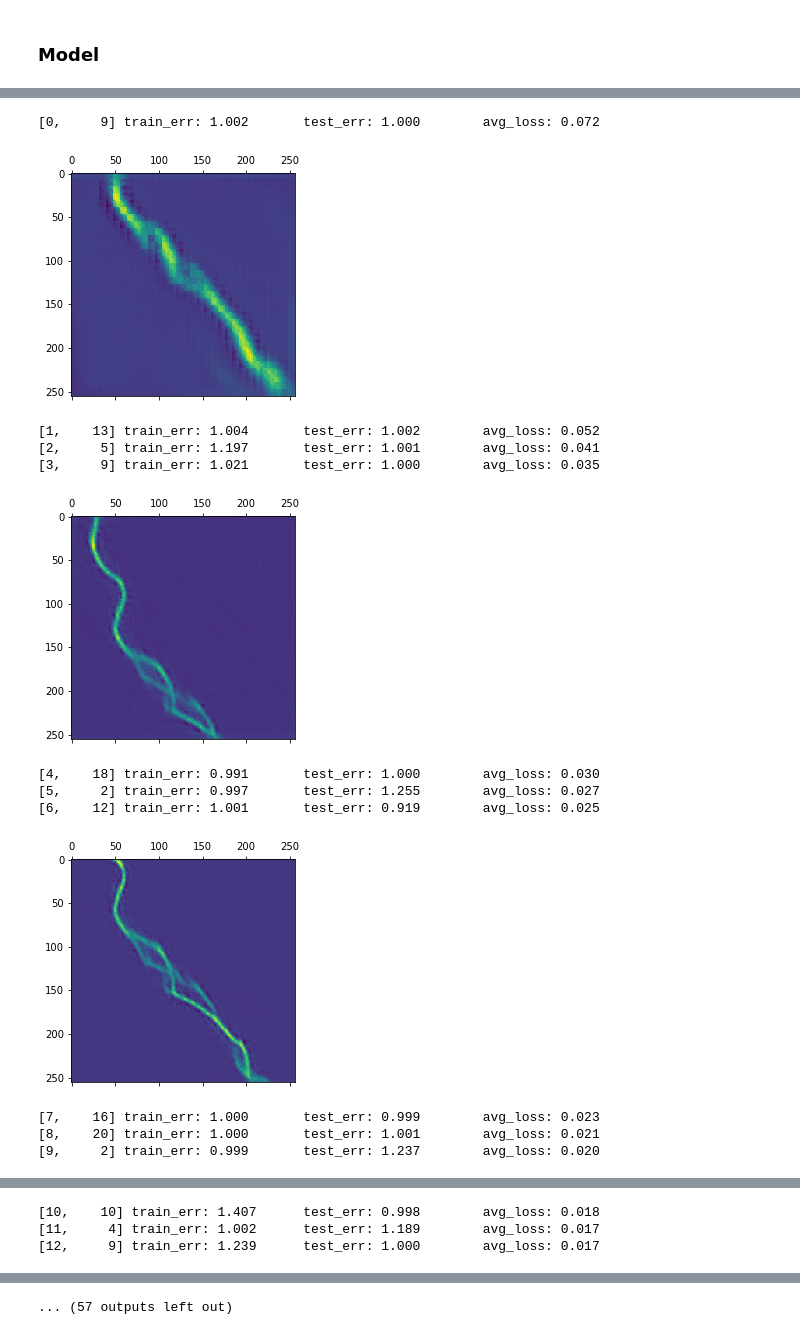
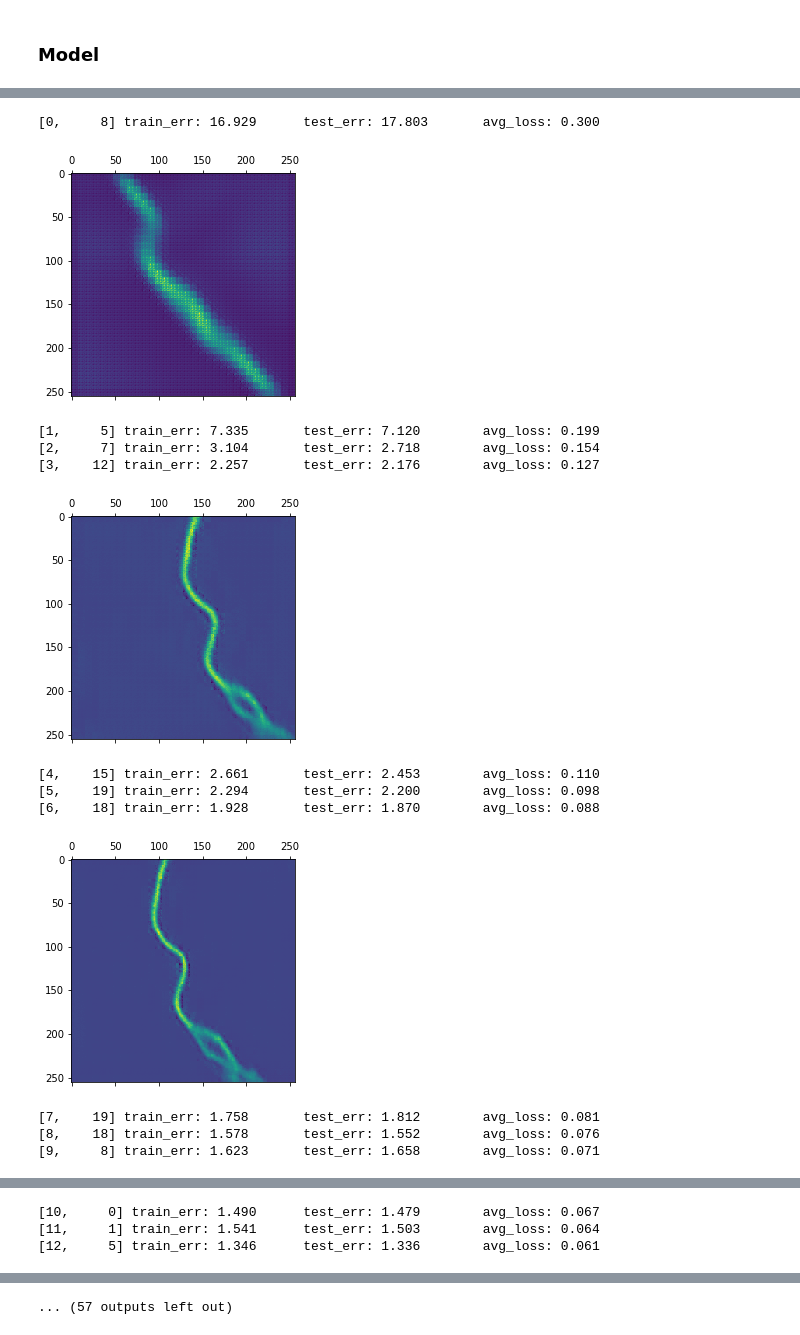
Before and after one commit to halixness/deepSWE, a Jupyter notebook: torch_resnet_ae.ipynb, the cells around one changed output, grey strips where cells are left out. Cells and saved outputs as stored; diff of their text form; code cells hidden in the pictures.

Commit message:
autoregressive model + ssim metric

```diff
--- a/torch_resnet_ae.ipynb
+++ b/torch_resnet_ae.ipynb
@@ -14,7 +14,7 @@ partitions = DataPartitions(
     past_frames=6,
     future_frames=1,
     root="../datasets/arda/04_21_full/",
-    partial=0.6
+    partial=0.5
 )
 # %%
 dataset = DataGenerator(
@@ -23,7 +23,7 @@ dataset = DataGenerator(
     past_frames=partitions.past_frames,
     future_frames=partitions.future_frames,
     input_dim=(partitions.past_frames, 256, 256, 3),
-    output_dim=(partitions.future_frames, 256, 256, 1),
+    output_dim=(partitions.future_frames, 256, 256, 2),
     batch_size=4,
     n_channels=1,
     buffer_size=1e3,
@@ -164,7 +164,7 @@ class Autoencoder(nn.Module):
             nn.ConvTranspose3d(8, 8, (1,1,1), stride=(1,1,1)),
             #nn.BatchNorm3d(num_features=8),
 
-            nn.ConvTranspose3d(8, 1, (1,1,1), stride=(1,1,1)),
+            nn.ConvTranspose3d(8, 2, (1,1,1), stride=(1,1,1)),
         ])
 
     def forward(self, x, summary = False):
@@ -239,3 +236,21 @@ def relative_error(y, y_true):
+# %%
+import pytorch_ssim
+from torch.autograd import Variable
+
+def reverse_ssim(y, y_true):
+
+    tot_ssim = 0
+    for i, y_pred in enumerate(y):
+        y_h_pred = Variable(y_pred)
+        y_h_true = Variable(y_true[0][i])
+
+        if th.cuda.is_available():
+            y_h_pred = y_h_pred.cuda()
+            y_h_true = y_h_true.cuda()
+
+        tot_ssim += pytorch_ssim.ssim(y_h_pred, y_h_true)
+
+    return 1/(tot_ssim/len(y))
 # %%
 losses = []
 errors = []
@@ -264,45 +279,45 @@ for epoch in range(epochs):  # loop over the dataset multiple times
         # print("batch {} - loss {}".format(i, loss.item()))
 
         if i == len(X_train)-1:
             # randomly pick a test batch and compute it
             i = np.random.randint(len(y_test), size=1)
 
             train_out = net(X_test[i][0])
             test_out = net(X_train[i][0])
 
-            train_err = relative_error(train_out, y_train[i]).item()
-            test_err = relative_error(test_out, y_test[i]).item()
+            train_err = reverse_ssim(train_out, y_train[i]).item()
+            test_err = reverse_ssim(test_out, y_test[i]).item()
 
             test_errors.append(test_err)
             errors.append(train_err)
 
             print('[%d, %5d] train_err: %.3f \t  test_err: %.3f \t avg_loss: %.3f' %
                   (epoch, i, train_err, test_err, np.mean(losses)))
 
     if epoch % 3 == 0:
         i = np.random.randint(len(X_test))
         outputs = net(X_test[i])
         for frame in outputs[0][0]:
             plt.matshow(frame.cpu().detach().numpy())
             plt.show()
 
         #if epoch % 10 == 0:
         #    print('[%d, %5d] loss: %.3f' %
         #          (epoch + 1, i + 1, running_loss / 2000))
         #    running_loss = 0.0
 
 print('Finished Training')
 # %% [output]
-[0,     9] train_err: 1.002       test_err: 1.000        avg_loss: 0.072
+[0,     8] train_err: 16.929      test_err: 17.803       avg_loss: 0.300
-[figure, old version]
+[figure, new version]
-[1,    13] train_err: 1.004       test_err: 1.002        avg_loss: 0.052
-[2,     5] train_err: 1.197       test_err: 1.001        avg_loss: 0.041
-[3,     9] train_err: 1.021       test_err: 1.000        avg_loss: 0.035
+[1,     5] train_err: 7.335       test_err: 7.120        avg_loss: 0.199
+[2,     7] train_err: 3.104       test_err: 2.718        avg_loss: 0.154
+[3,    12] train_err: 2.257       test_err: 2.176        avg_loss: 0.127
-[figure, old version]
+[figure, new version]
-[4,    18] train_err: 0.991       test_err: 1.000        avg_loss: 0.030
-[5,     2] train_err: 0.997       test_err: 1.255        avg_loss: 0.027
-[6,    12] train_err: 1.001       test_err: 0.919        avg_loss: 0.025
+[4,    15] train_err: 2.661       test_err: 2.453        avg_loss: 0.110
+[5,    19] train_err: 2.294       test_err: 2.200        avg_loss: 0.098
+[6,    18] train_err: 1.928       test_err: 1.870        avg_loss: 0.088
-[figure, old version]
+[figure, new version]
-[7,    16] train_err: 1.000       test_err: 0.999        avg_loss: 0.023
-[8,    20] train_err: 1.000       test_err: 1.001        avg_loss: 0.021
-[9,     2] train_err: 0.999       test_err: 1.237        avg_loss: 0.020
+[7,    19] train_err: 1.758       test_err: 1.812        avg_loss: 0.081
+[8,    18] train_err: 1.578       test_err: 1.552        avg_loss: 0.076
+[9,     8] train_err: 1.623       test_err: 1.658        avg_loss: 0.071
@@ -310,3 +325,3 @@ print('Finished Training')
-[10,    10] train_err: 1.407      test_err: 0.998        avg_loss: 0.018
-[11,     4] train_err: 1.002      test_err: 1.189        avg_loss: 0.017
-[12,     9] train_err: 1.239      test_err: 1.000        avg_loss: 0.017
+[10,     0] train_err: 1.490      test_err: 1.479        avg_loss: 0.067
+[11,     1] train_err: 1.541      test_err: 1.503        avg_loss: 0.064
+[12,     5] train_err: 1.346      test_err: 1.336        avg_loss: 0.061
```
Also changed, not shown: parts of 10 cells of this notebook, 2 other files.
